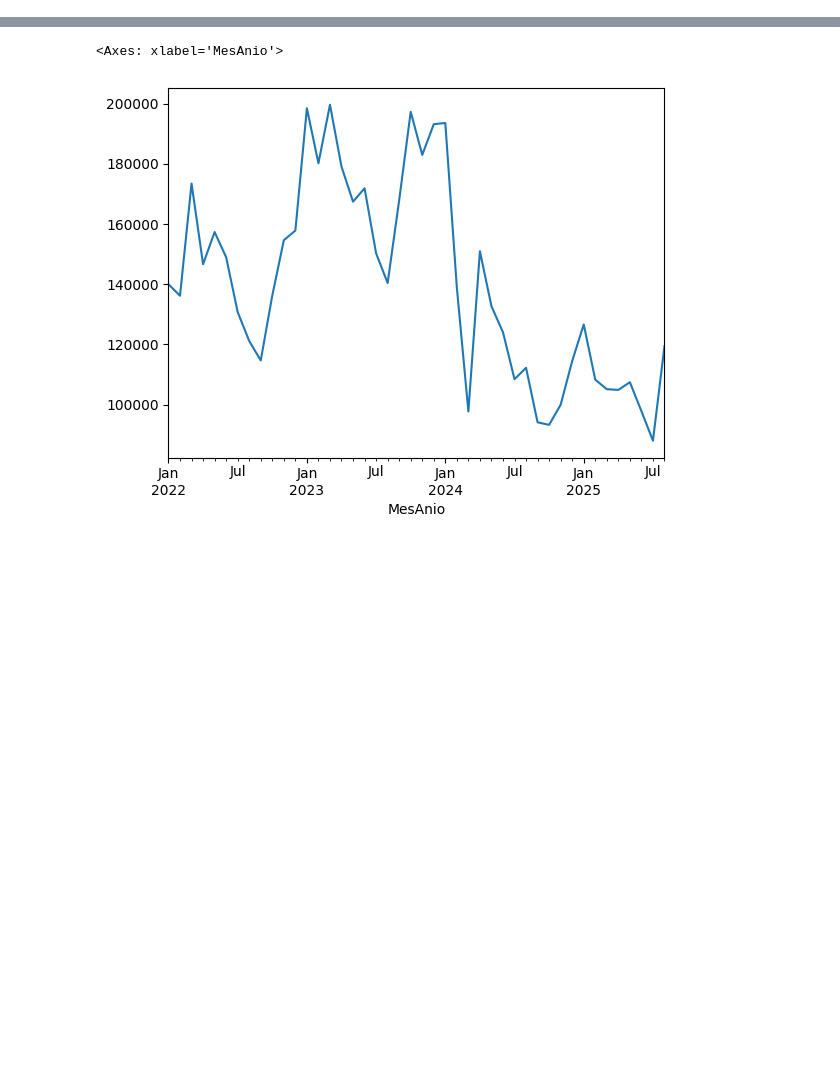
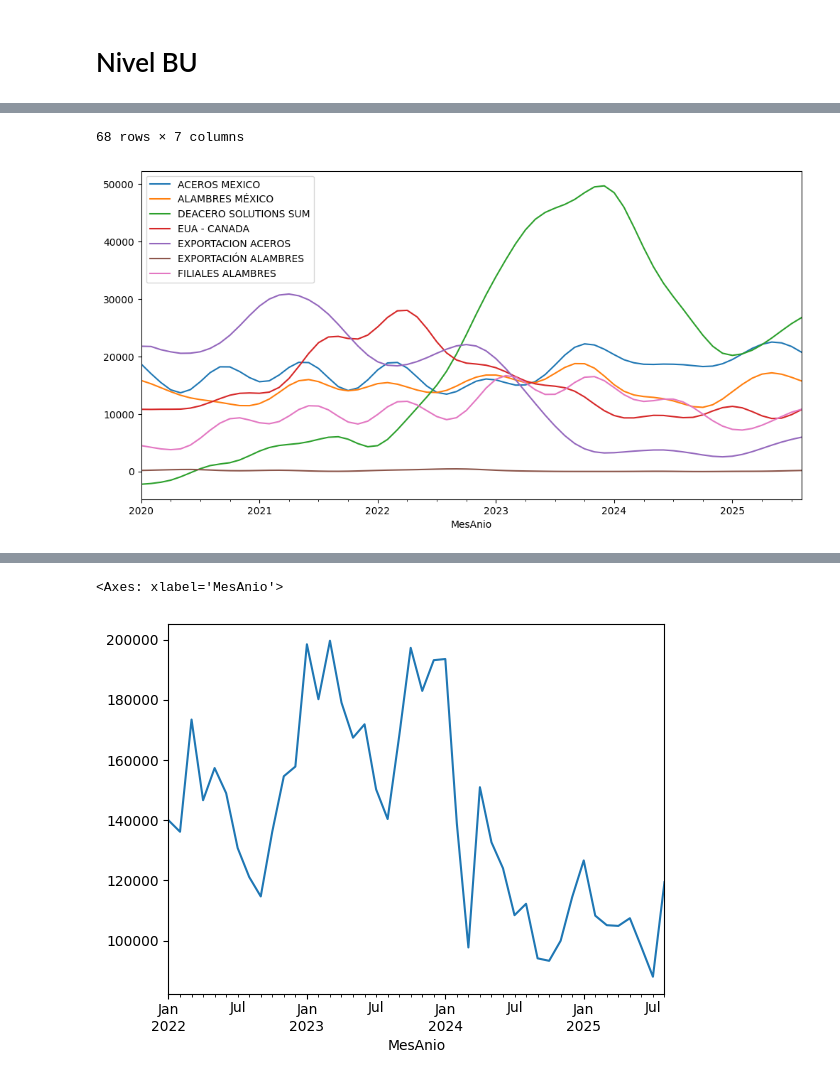
Before and after one commit to adojedar/demanda2, a Jupyter notebook: Pronostico_test.ipynb, the cells around one changed output, grey strips where cells are left out. Saved outputs shown, nothing was run; the diff lists cells and outputs as text; code cells hidden in the pictures; blank space fills up the shorter version.

```diff
--- a/Pronostico_test.ipynb
+++ b/Pronostico_test.ipynb
@@ -103,13 +701,6 @@ Name: toneladas_facturadas, Length: 1692, dtype: float64
+# %% [markdown]
+# Nivel BU
 # %%
-map_bu = {
-    "ACEROS MEXICO" : "ACEROS MEXICO" ,
-    "EXPORTACION ACEROS" : "EXPORTACION ACEROS",
-    "ALAMBRES": "ALAMBRES MÉXICO",
-    "ALMACEN ANSA" : "ALAMBRES MÉXICO",
-    "EXPORTACIÓN ALAMBRES" :"EXPORTACIÓN ALAMBRES" ,
-    "INDASA": "FILIALES ALAMBRES",
-    "TURIA" : "FILIALES ALAMBRES",
-    "EUA - CANADA" : "EUA - CANADA",
-    "FILIALES" :  "DEACERO SOLUTIONS"
-    }
-FACT["BU"] = FACT.
+VARILLA_TREND["BU"].round(1).plot( figsize=(12, 6))
+VARILLA_TREND["BU"]
+# %% [output]
@@ -115,0 +720,2 @@ FACT["BU"] = FACT.
+68 rows × 7 columns
+[figure, added]
```
Also changed, not shown: parts of 42 cells of this notebook, 1 other file.
